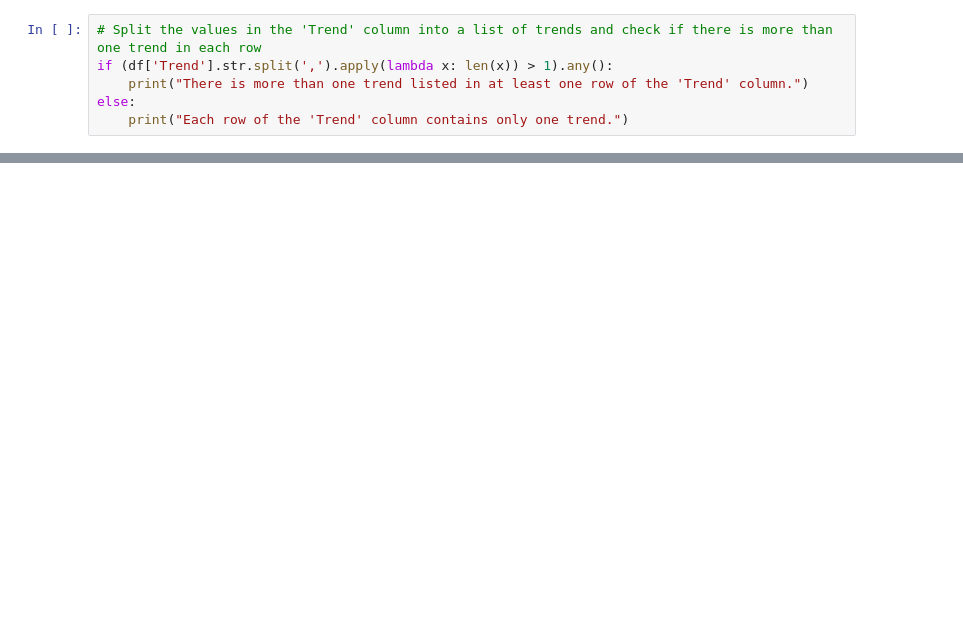
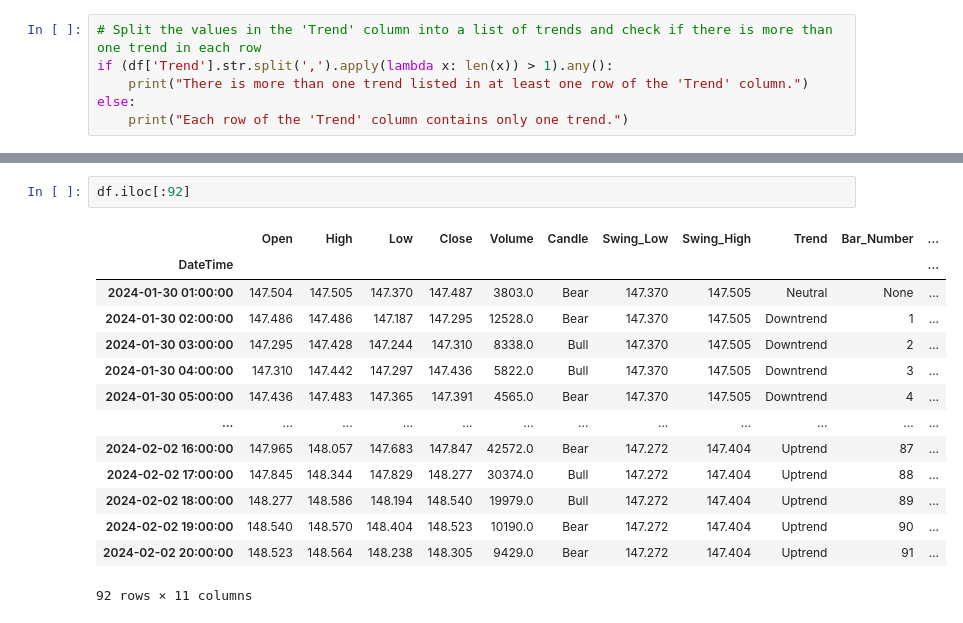
Before and after one commit to jsacap/trading_sandbox, a Jupyter notebook: trend_tracing.ipynb, the cells around one changed output, grey strips where cells are left out. Saved outputs shown, nothing was run; the diff lists cells and outputs as text; blank space fills up the shorter version.

```diff
--- a/trend_tracing.ipynb
+++ b/trend_tracing.ipynb
@@ -208,0 +221,17 @@ KeyError: 30
+# %%
+df.iloc[:92]
+# %% [output]
+|  | Open | High | Low | Close | Volume | Candle | Swing_Low | Swing_High | Trend | Bar_Number | ... |
+| DateTime |  |  |  |  |  |  |  |  |  |  | ... |
+| 2024-01-30 01:00:00 | 147.504 | 147.505 | 147.370 | 147.487 | 3803.0 | Bear | 147.370 | 147.505 | Neutral | None | ... |
+| 2024-01-30 02:00:00 | 147.486 | 147.486 | 147.187 | 147.295 | 12528.0 | Bear | 147.370 | 147.505 | Downtrend | 1 | ... |
+| 2024-01-30 03:00:00 | 147.295 | 147.428 | 147.244 | 147.310 | 8338.0 | Bull | 147.370 | 147.505 | Downtrend | 2 | ... |
+| 2024-01-30 04:00:00 | 147.310 | 147.442 | 147.297 | 147.436 | 5822.0 | Bull | 147.370 | 147.505 | Downtrend | 3 | ... |
+| 2024-01-30 05:00:00 | 147.436 | 147.483 | 147.365 | 147.391 | 4565.0 | Bear | 147.370 | 147.505 | Downtrend | 4 | ... |
+| ... | ... | ... | ... | ... | ... | ... | ... | ... | ... | ... | ... |
+| 2024-02-02 16:00:00 | 147.965 | 148.057 | 147.683 | 147.847 | 42572.0 | Bear | 147.272 | 147.404 | Uptrend | 87 | ... |
+| 2024-02-02 17:00:00 | 147.845 | 148.344 | 147.829 | 148.277 | 30374.0 | Bull | 147.272 | 147.404 | Uptrend | 88 | ... |
+| 2024-02-02 18:00:00 | 148.277 | 148.586 | 148.194 | 148.540 | 19979.0 | Bull | 147.272 | 147.404 | Uptrend | 89 | ... |
+| 2024-02-02 19:00:00 | 148.540 | 148.570 | 148.404 | 148.523 | 10190.0 | Bear | 147.272 | 147.404 | Uptrend | 90 | ... |
+| 2024-02-02 20:00:00 | 148.523 | 148.564 | 148.238 | 148.305 | 9429.0 | Bear | 147.272 | 147.404 | Uptrend | 91 | ... |
+92 rows × 11 columns
```
Also changed, not shown: parts of 9 cells of this notebook, 2 other files.
